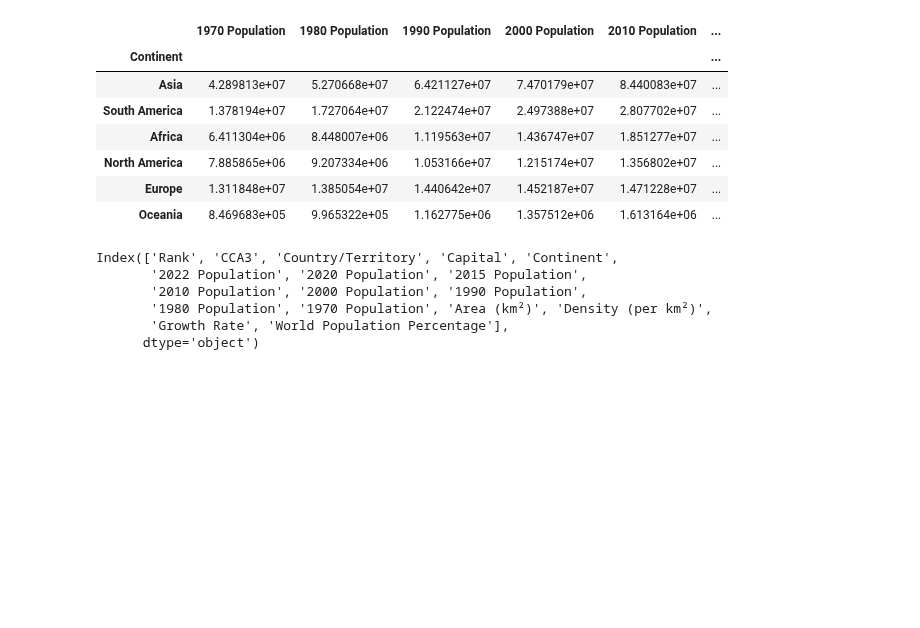
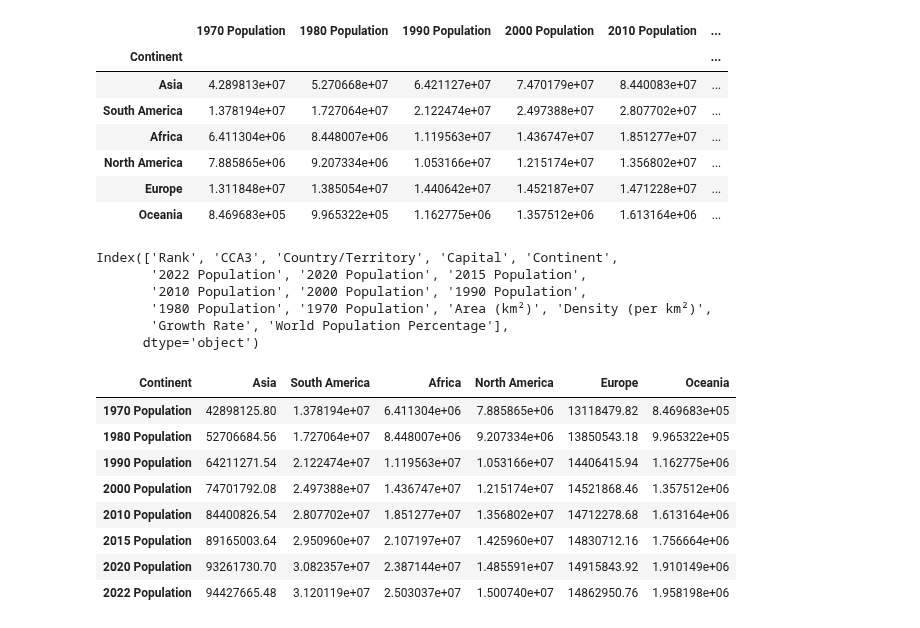
Before and after one commit to bilalsaeed18/Pandas---A-python-Library-, a Jupyter notebook: EDA in Pandas.ipynb, the cells around one changed output. Drawn from its saved outputs; the diff is of its cells as text; code cells hidden in the pictures; blank space fills up the shorter version.

```diff
--- a/EDA in Pandas.ipynb
+++ b/EDA in Pandas.ipynb
@@ -240,12 +240,25 @@ df2
 | North America | 7.885865e+06 | 9.207334e+06 | 1.053166e+07 | 1.215174e+07 | 1.356802e+07 | ... |
 | Europe | 1.311848e+07 | 1.385054e+07 | 1.440642e+07 | 1.452187e+07 | 1.471228e+07 | ... |
 | Oceania | 8.469683e+05 | 9.965322e+05 | 1.162775e+06 | 1.357512e+06 | 1.613164e+06 | ... |
-# %%
-df.columns
-# %% [output]
-Index(['Rank', 'CCA3', 'Country/Territory', 'Capital', 'Continent',
-       '2022 Population', '2020 Population', '2015 Population',
-       '2010 Population', '2000 Population', '1990 Population',
-       '1980 Population', '1970 Population', 'Area (km²)', 'Density (per km²)',
-       'Growth Rate', 'World Population Percentage'],
-      dtype='object')
+# %%
+df.columns
+# %% [output]
+Index(['Rank', 'CCA3', 'Country/Territory', 'Capital', 'Continent',
+       '2022 Population', '2020 Population', '2015 Population',
+       '2010 Population', '2000 Population', '1990 Population',
+       '1980 Population', '1970 Population', 'Area (km²)', 'Density (per km²)',
+       'Growth Rate', 'World Population Percentage'],
+      dtype='object')
+# %%
+df3 = df2.transpose()
+df3
+# %% [output]
+| Continent | Asia | South America | Africa | North America | Europe | Oceania |
+| 1970 Population | 42898125.80 | 1.378194e+07 | 6.411304e+06 | 7.885865e+06 | 13118479.82 | 8.469683e+05 |
+| 1980 Population | 52706684.56 | 1.727064e+07 | 8.448007e+06 | 9.207334e+06 | 13850543.18 | 9.965322e+05 |
+| 1990 Population | 64211271.54 | 2.122474e+07 | 1.119563e+07 | 1.053166e+07 | 14406415.94 | 1.162775e+06 |
+| 2000 Population | 74701792.08 | 2.497388e+07 | 1.436747e+07 | 1.215174e+07 | 14521868.46 | 1.357512e+06 |
+| 2010 Population | 84400826.54 | 2.807702e+07 | 1.851277e+07 | 1.356802e+07 | 14712278.68 | 1.613164e+06 |
+| 2015 Population | 89165003.64 | 2.950960e+07 | 2.107197e+07 | 1.425960e+07 | 14830712.16 | 1.756664e+06 |
+| 2020 Population | 93261730.70 | 3.082357e+07 | 2.387144e+07 | 1.485591e+07 | 14915843.92 | 1.910149e+06 |
+| 2022 Population | 94427665.48 | 3.120119e+07 | 2.503037e+07 | 1.500740e+07 | 14862950.76 | 1.958198e+06 |
```
Also changed, not shown: parts of 3 cells of this notebook.
